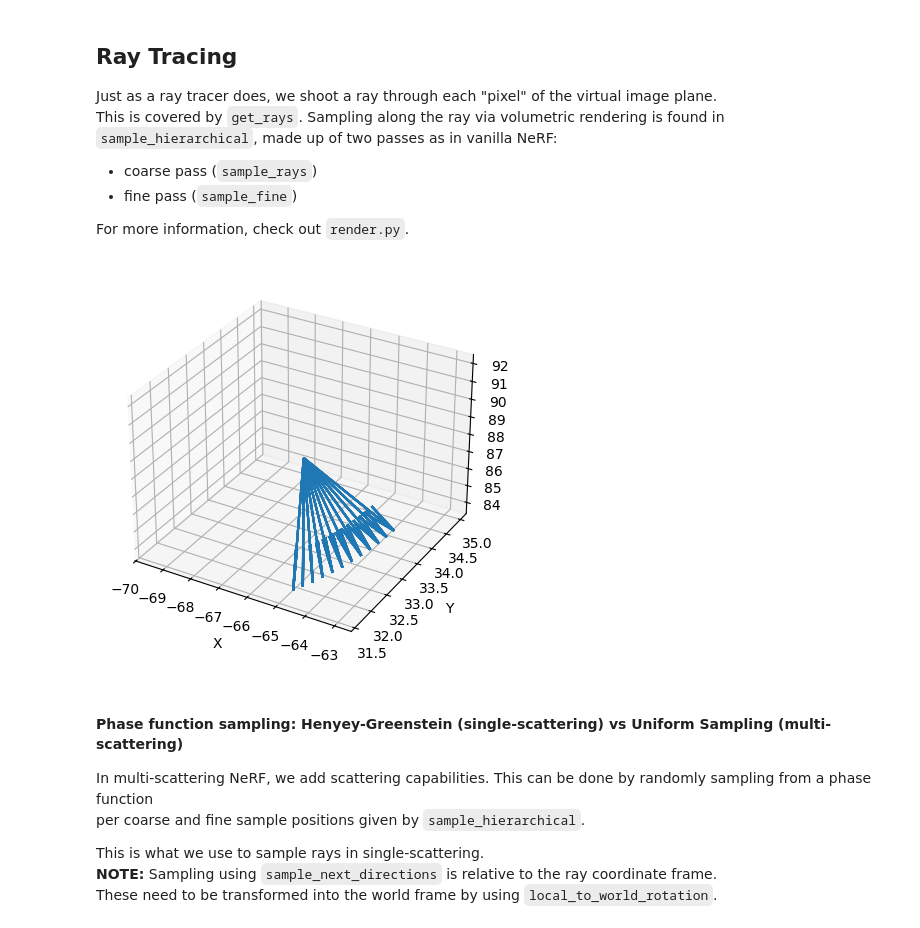
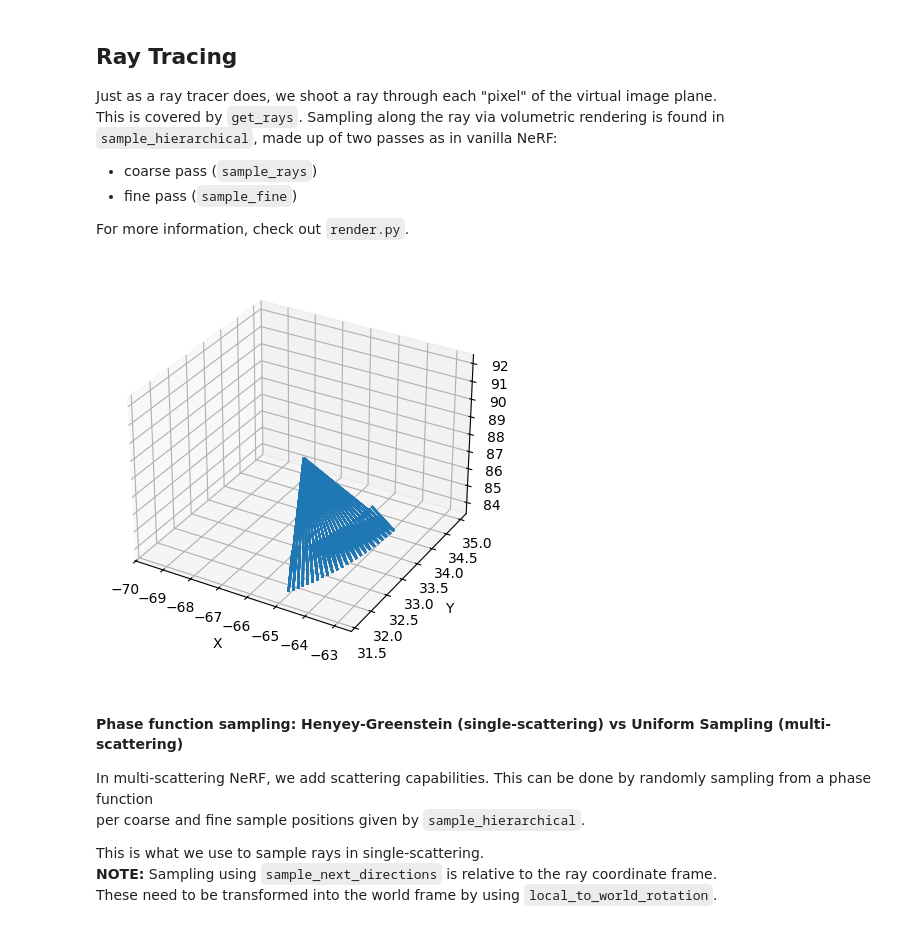
Before and after one commit to stonecodecs/neural_scattering_field, a Jupyter notebook: demo.ipynb, the cells around one changed output. Drawn from its saved outputs; the diff is of its cells as text; code cells hidden in the pictures.

```diff
--- a/demo.ipynb
+++ b/demo.ipynb
@@ -28,7 +28,19 @@ test_dict   = utils.load_transforms_json(os.path.join(os.getcwd(), "data", "lego
 train_imgs  = utils.get_images_from_folder(os.path.join(os.getcwd(), "data", "lego_mist", "train"))
 env_map     = np.array(Image.open("env_map_example.png"))[..., :3]
 
+perform_downsampling = True
 # Our datasets do not have test_imgs for evaluation.
 # Therefore, as a temporary measure, we extract a few images from the training set as test instances.
 # Hence, it will be used only to demonstrate novel view synthesis.
 # test_imgs   = utils.get_images_from_folder(os.path.join(os.getcwd(), "data", "lego_mist", "test"))
+# %%
+
+# Also, NeRF is expensive, and multi-scattering NeRF is a order of magnitude higher than that!
+# Here, we choose to downsample our images to reduce the computational load.
+from utils import downsample
+
+train_imgs_ds = downsample(train_imgs, scaling_factor=12) # (100, 100, 3)
+plt.imshow(train_imgs_ds[0])
+
+if perform_downsampling:
+    train_imgs = train_imgs_ds
@@ -71,11 +85,12 @@ For more information, check out `render.py`.
 # %%
 from render import get_rays
 
 ## an example of get_rays output ##
-rays_o, rays_d = get_rays(train_poses, H, W, focal_x, focal_y, batched=True)
-utils.ray_plot(rays_o.reshape(-1, 3)[0:10000:100, :], rays_d.reshape(-1, 3)[0:10000:100, :], arrow_length=4)
+with torch.no_grad():
+    rays_o, rays_d = get_rays(train_poses, H, W, focal_x, focal_y, batched=True)
+    utils.ray_plot(rays_o.reshape(-1, 3)[0:10000:50, :], rays_d.reshape(-1, 3)[0:10000:50, :])
 # %% [output]
-[figure, old version]
+[figure, new version]
 # %% [markdown]
 #### Phase function sampling: Henyey-Greenstein (single-scattering) vs Uniform Sampling (multi-scattering)
 In multi-scattering NeRF, we add scattering capabilities. This can be done by randomly sampling from a phase function\
```
Also changed, not shown: parts of 19 cells of this notebook, 4 other files.
